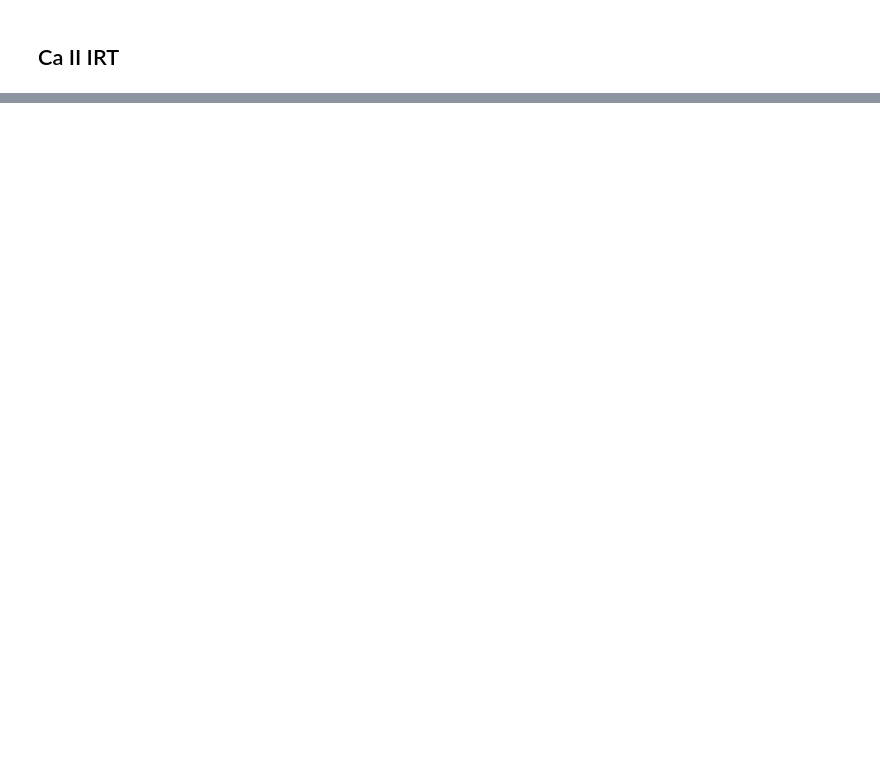
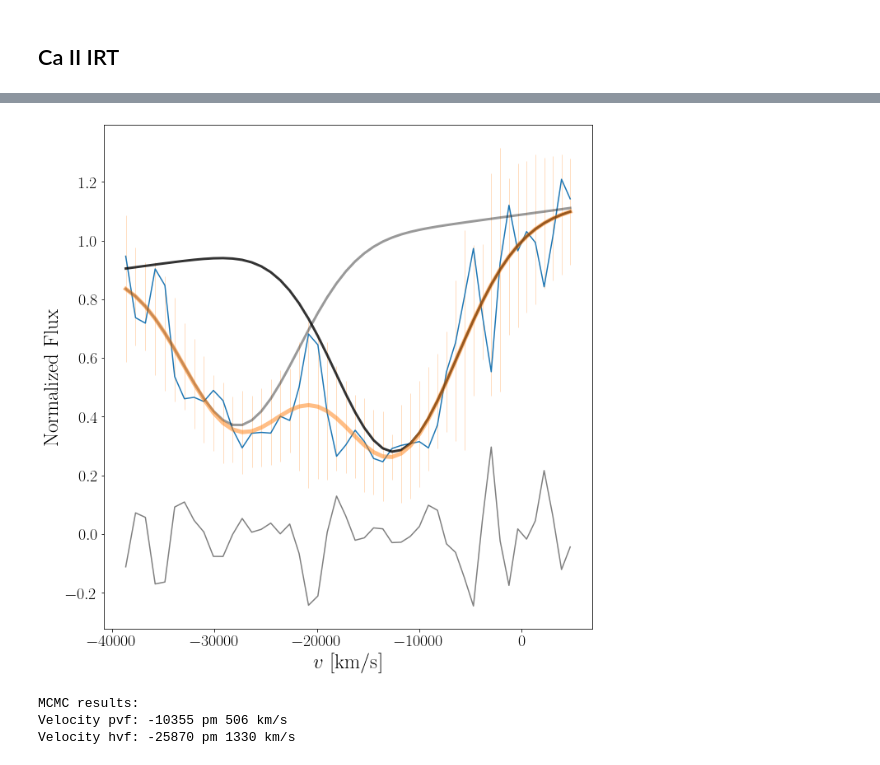
Before and after one commit to slowdivePTG/SN2020jgb, a Jupyter notebook: rv/absorption_line_velocity_20200608_P60.ipynb, the cells around one changed output, grey strips where cells are left out. Saved outputs shown, nothing was run; the diff lists cells and outputs as text; code cells hidden in the pictures; blank space fills up the shorter version.

```diff
--- a/rv/absorption_line_velocity_20200608_P60.ipynb
+++ b/rv/absorption_line_velocity_20200608_P60.ipynb
@@ -34,8 +51,13 @@ Spec1.line['CaII_IRT'].LS_estimator(guess=(1, 1, -10000, 15, -1000, -25000, 15,
 # %%
-mu_pvf_prior = -1.03144154e+04
+mu_pvf_prior = -10508
 var_pvf_prior = 5e2**2
 sampler = Spec1.line['CaII_IRT'].MCMC_sampler(mu_pvf=mu_pvf_prior,
                                               var_pvf=var_pvf_prior,
                                               nburn=500)
+# %% [output]
+[figure, added]
+MCMC results:
+Velocity pvf: -10355 pm 506 km/s
+Velocity hvf: -25870 pm 1330 km/s
 # %%
 vel.plot_MCMC(sampler, 500)
```
Also changed, not shown: parts of 7 cells of this notebook, 4 other files.
